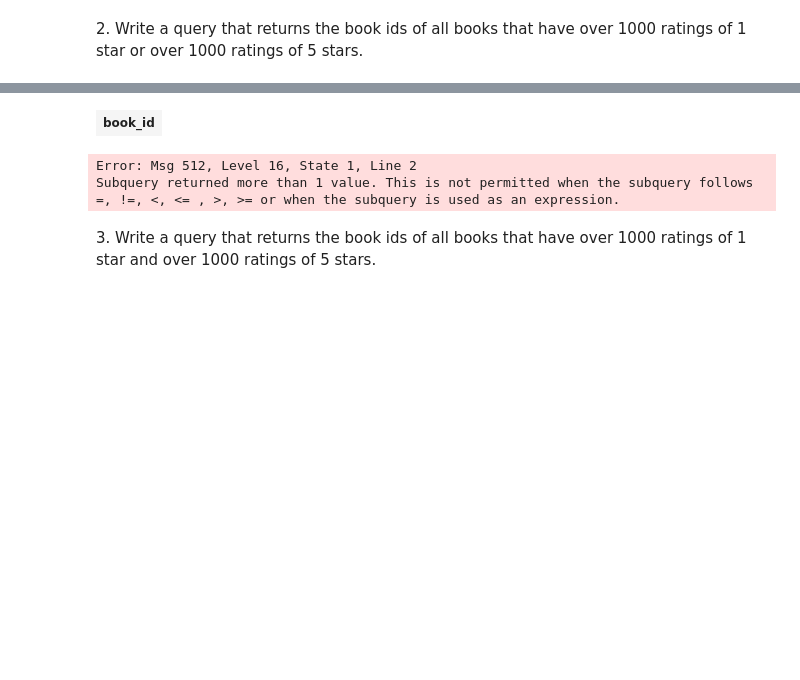
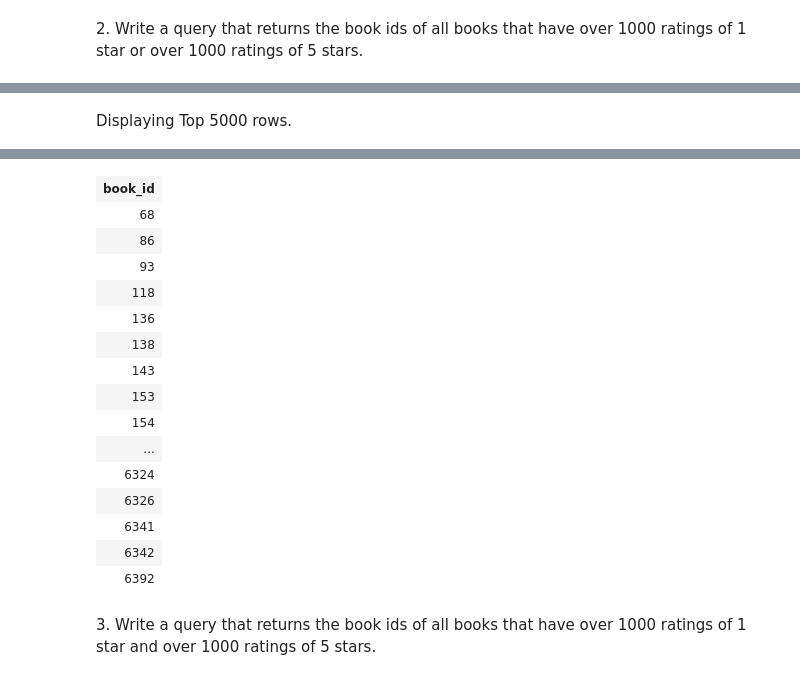
Before and after one commit to Haritha-Lanka/sql-part4-exercises, a Jupyter notebook: sql-part4.ipynb, the cells around one changed output, grey strips where cells are left out. Cells and saved outputs as stored; diff of their text form; code cells hidden in the pictures; blank space fills up the shorter version.

```diff
--- a/sql-part4.ipynb
+++ b/sql-part4.ipynb
@@ -21,8 +21,13 @@ Total execution time: 00:00:00.144
 2. Write a query that returns the book ids of all books that have over 1000 ratings of 1 star or over 1000 ratings of 5 stars.
 # %%
 --select book_id from BooksDB.dbo.books
-select book_id from booksdb.dbo.ratings where 1000<=(select count(book_id) as count_of_1_or_5_rating
-from BooksDB.dbo.ratings
-WHERE (rating=1 OR rating=5)
-GROUP by book_id)
+-- select book_id from booksdb.dbo.ratings where 1000<=(select count(book_id) as count_of_1_or_5_rating
+-- from BooksDB.dbo.ratings
+-- WHERE (rating=1 OR rating=5)
+-- GROUP by book_id)
+select count(1), book_id from booksdb.dbo.ratings where rating=1 group by book_id having count(1) > 1000
+union
+select count(1), book_id from booksdb.dbo.ratings where rating=5 group by book_id having count(1) > 1000;
+
+--select distinct book_id from BooksDB.dbo.ratings
 # %% [output]
@@ -29,0 +35 @@ Total execution time: 00:00:00.174
+Displaying Top 5000 rows.
@@ -30,6 +37,19 @@ Total execution time: 00:00:00.174
 | book_id |
+| 68 |
+| 86 |
+| 93 |
+| 118 |
+| 136 |
+| 138 |
+| 143 |
+| 153 |
+| 154 |
+| ... |
+| 6324 |
+| 6326 |
+| 6341 |
+| 6342 |
+| 6392 |
-Error: Msg 512, Level 16, State 1, Line 2
-Subquery returned more than 1 value. This is not permitted when the subquery follows =, !=, <, <= , >, >= or when the subquery is used as an expression.
 # %% [markdown]
 3. Write a query that returns the book ids of all books that have over 1000 ratings of 1 star and over 1000 ratings of 5 stars.
 # %%
```
Also changed, not shown: parts of 2 cells of this notebook.
